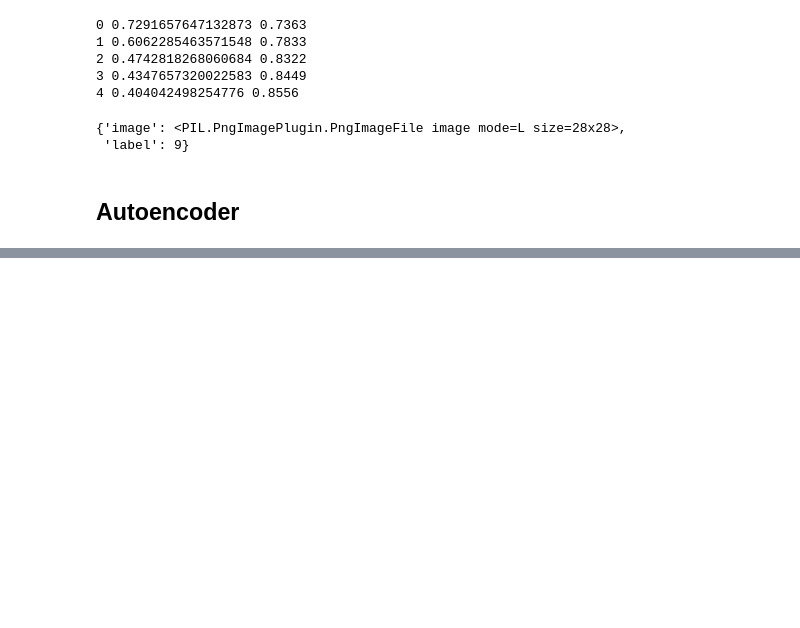
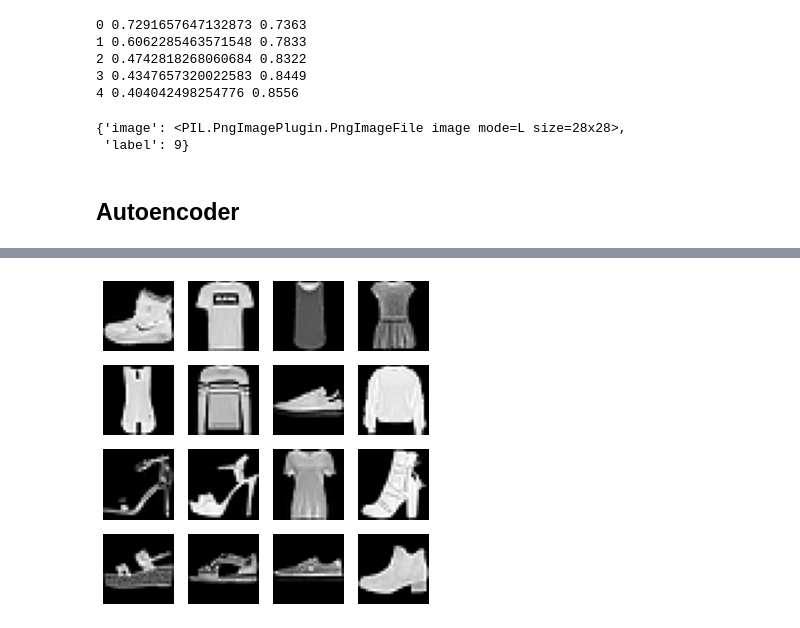
Before and after one commit to mtm-007/Deep-Learing-from-the-foundation-and-GEN_AI, a Jupyter notebook: Autoencoder.ipynb, the cells around one changed output, grey strips where cells are left out. Cells and saved outputs as stored; diff of their text form; code cells hidden in the pictures; blank space fills up the shorter version.

```diff
--- a/Autoencoder.ipynb
+++ b/Autoencoder.ipynb
@@ -194,2 +203,4 @@ show_images(p[:16].data.cpu(),imsize=1.5)
 # %%
-show_images(xb[:16].data.cpu(),imsize)
+show_images(xb[:16].data.cpu(),imsize=1.5)
+# %% [output]
+[figure, added]
```
Also changed, not shown: parts of 6 cells of this notebook, 1 other file.
